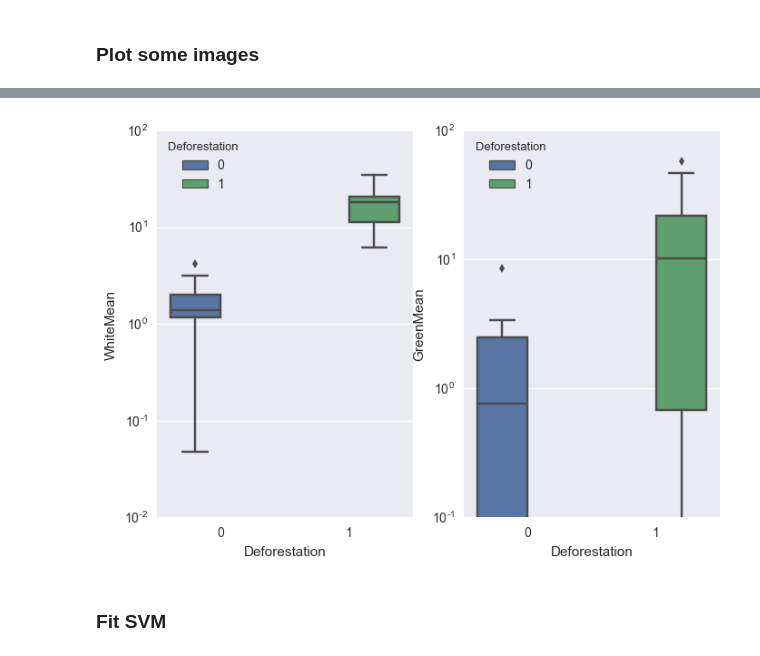
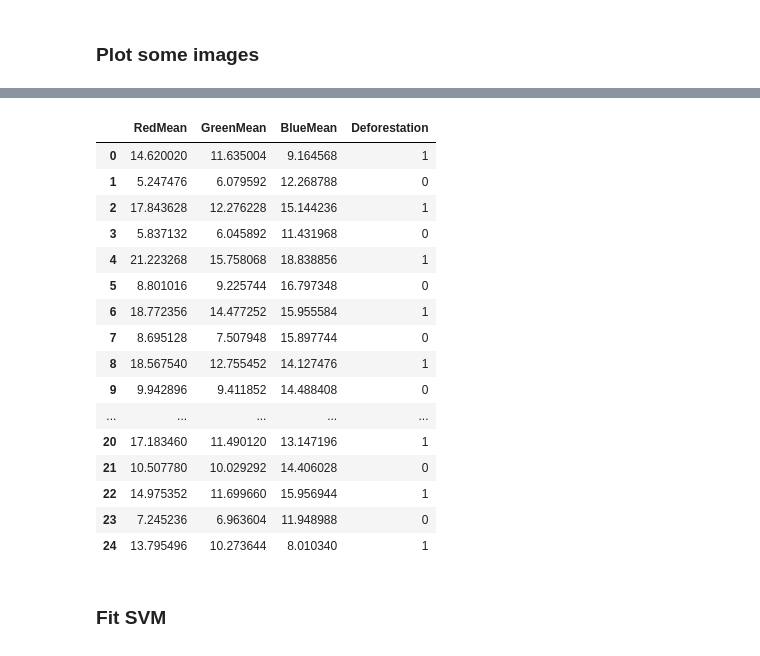
Before and after one commit to shouvikmani/Interactive-ML-Tutorial, a Jupyter notebook: Image Subtraction.ipynb, the cells around one changed output, grey strips where cells are left out. Drawn from its saved outputs; the diff is of its cells as text; code cells hidden in the pictures.

```diff
--- a/Image Subtraction.ipynb
+++ b/Image Subtraction.ipynb
@@ -69,13 +70,3 @@ plt.show()
-# %%
-plt.subplot(1,2,1)
-sns.boxplot(data=white_df, x="Deforestation", y  = "WhiteMean", hue = "Deforestation")
-plt.yscale("log")
-plt.subplot(1,2,2)
-sns.boxplot(data=white_df, x="Deforestation", y  = "GreenMean", hue = "Deforestation")
-plt.yscale("log")
-plt.show()
-# %% [output]
-[figure, removed]
 # %%
 threshold_images= {}
 red_mean = list()
@@ -97,6 +86,26 @@ mean_df['RedMean'] = red_mean
 mean_df['GreenMean'] = green_mean
 mean_df['BlueMean'] = blue_mean
 mean_df['Deforestation'] = labels
+# %%
+mean_df
+# %% [output]
+|  | RedMean | GreenMean | BlueMean | Deforestation |
+| 0 | 14.620020 | 11.635004 | 9.164568 | 1 |
+| 1 | 5.247476 | 6.079592 | 12.268788 | 0 |
+| 2 | 17.843628 | 12.276228 | 15.144236 | 1 |
+| 3 | 5.837132 | 6.045892 | 11.431968 | 0 |
+| 4 | 21.223268 | 15.758068 | 18.838856 | 1 |
+| 5 | 8.801016 | 9.225744 | 16.797348 | 0 |
+| 6 | 18.772356 | 14.477252 | 15.955584 | 1 |
+| 7 | 8.695128 | 7.507948 | 15.897744 | 0 |
+| 8 | 18.567540 | 12.755452 | 14.127476 | 1 |
+| 9 | 9.942896 | 9.411852 | 14.488408 | 0 |
+| ... | ... | ... | ... | ... |
+| 20 | 17.183460 | 11.490120 | 13.147196 | 1 |
+| 21 | 10.507780 | 10.029292 | 14.406028 | 0 |
+| 22 | 14.975352 | 11.699660 | 15.956944 | 1 |
+| 23 | 7.245236 | 6.963604 | 11.948988 | 0 |
+| 24 | 13.795496 | 10.273644 | 8.010340 | 1 |
 # %% [markdown]
 ### Fit SVM
 # %%
```
Also changed, not shown: parts of 6 cells of this notebook.
